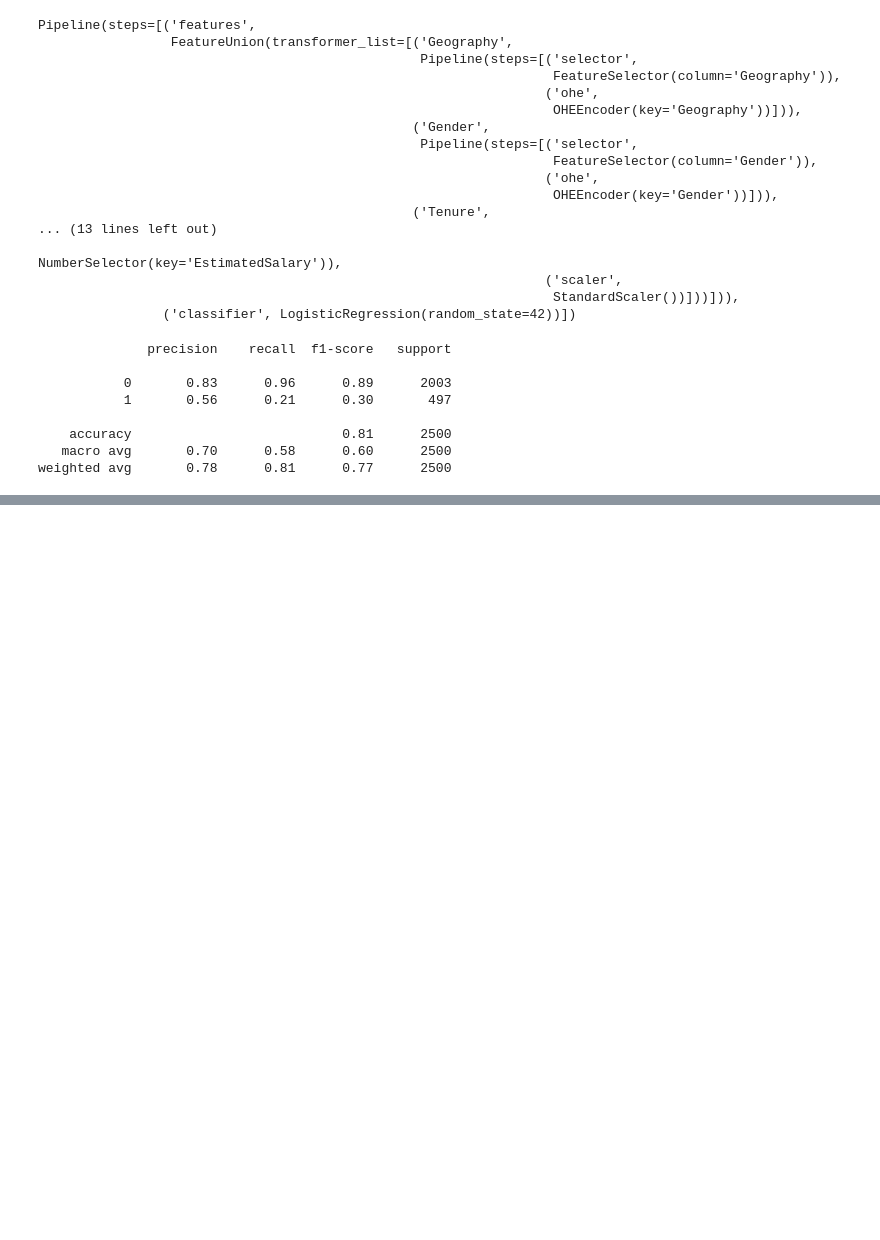
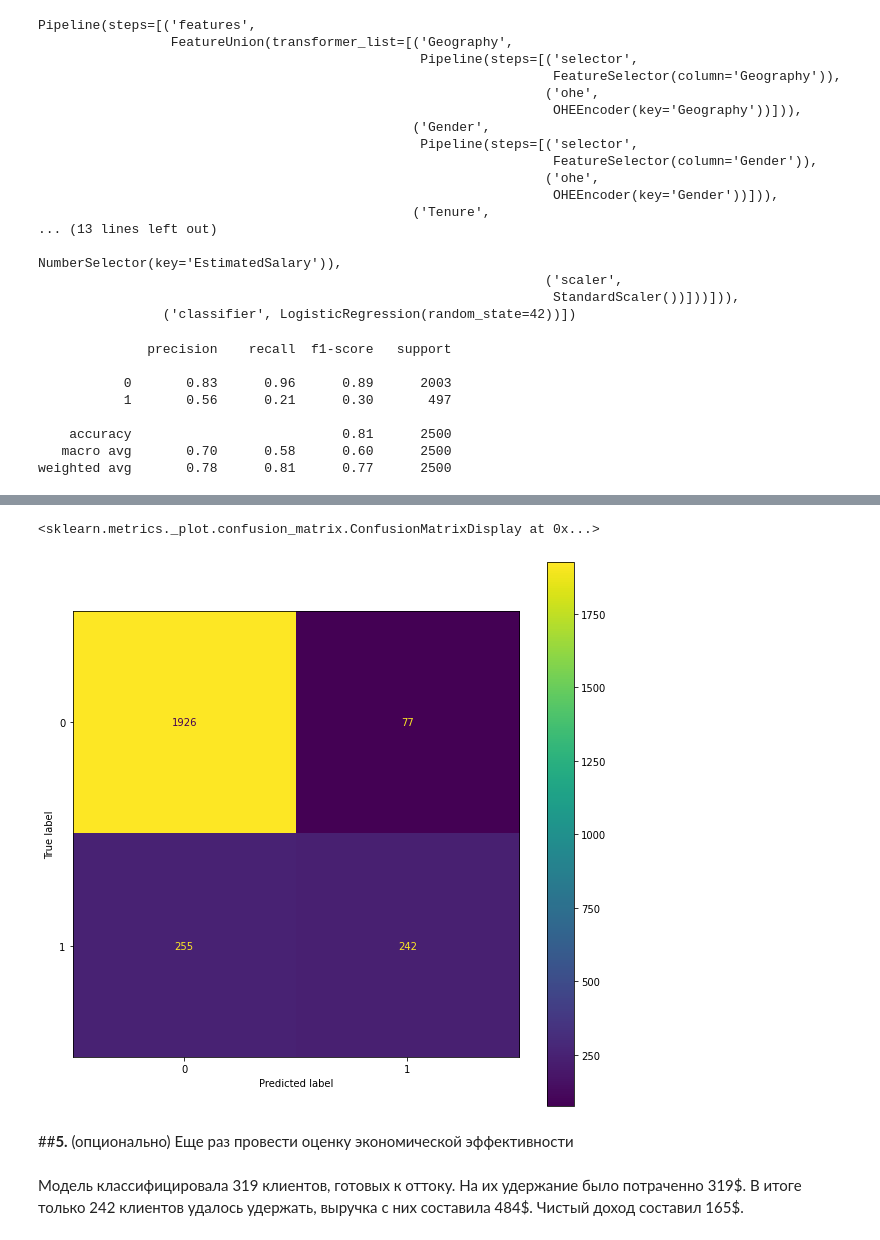
Before and after one commit to VVdovichev/ML_in_Business, a Jupyter notebook: HW_5.ipynb, the cells around one changed output, grey strips where cells are left out. Saved outputs shown, nothing was run; the diff lists cells and outputs as text; code cells hidden in the pictures; blank space fills up the shorter version.

```diff
--- a/HW_5.ipynb
+++ b/HW_5.ipynb
@@ -143,0 +344,5 @@ weighted avg       0.78      0.81      0.77      2500
+# %%
+dict_params = grid_search_gbc.best_params_
+dict_params = dict(zip([x.split('__')[1] for x in list(dict_params.keys())], dict_params.values()))
+
+dict_params
@@ -143,0 +351,7 @@ weighted avg       0.78      0.81      0.77      2500
+# %%
+pipeline_new_gbc = Pipeline([
+    ('features',feats),
+    ('classifier', GradientBoostingClassifier(random_state = 42, **dict_params)),
+])
+# %%
+pipeline_new_gbc.fit(X_train, y_train)
@@ -143,0 +376,2 @@ weighted avg       0.78      0.81      0.77      2500
+# %%
+y_pred_gbc = pipeline_new_gbc.predict(X_test)
@@ -143,0 +389,14 @@ weighted avg       0.78      0.81      0.77      2500
+# %%
+fig, ax = plt.subplots(figsize=(10, 10))
+
+cm = confusion_matrix(y_test, y_pred_gbc)
+cmd = ConfusionMatrixDisplay(cm)
+
+cmd.plot(ax=ax)
+# %% [output]
+<sklearn.metrics._plot.confusion_matrix.ConfusionMatrixDisplay at 0x...>
+[figure, added]
+# %% [markdown]
+##__5.__ (опционально) Еще раз провести оценку экономической эффективности
+# %% [markdown]
+Модель классифицировала 319 клиентов, готовых к оттоку. На их удержание было потраченно 319\$. В итоге только 242 клиентов удалось удержать, выручка с них составила 484\$. Чистый доход составил 165\$.
```
Also changed, not shown: parts of 25 cells of this notebook.
